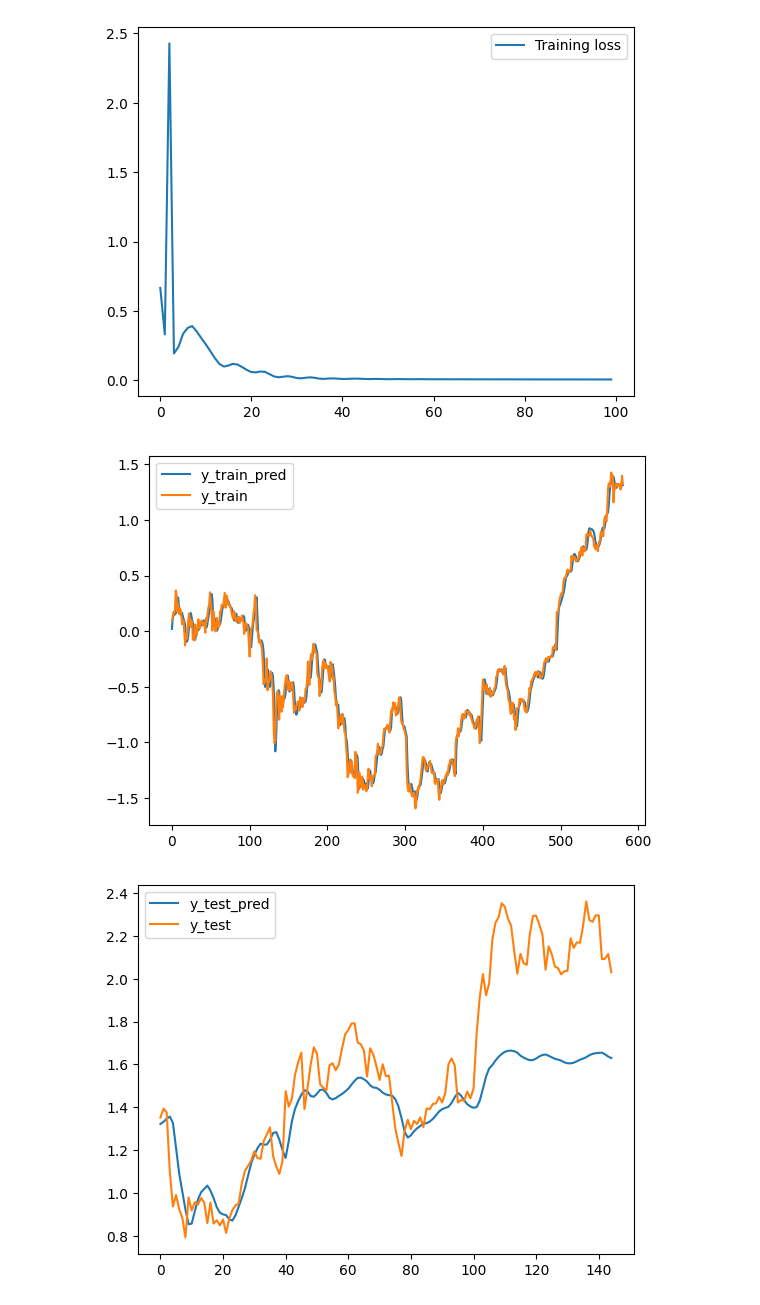
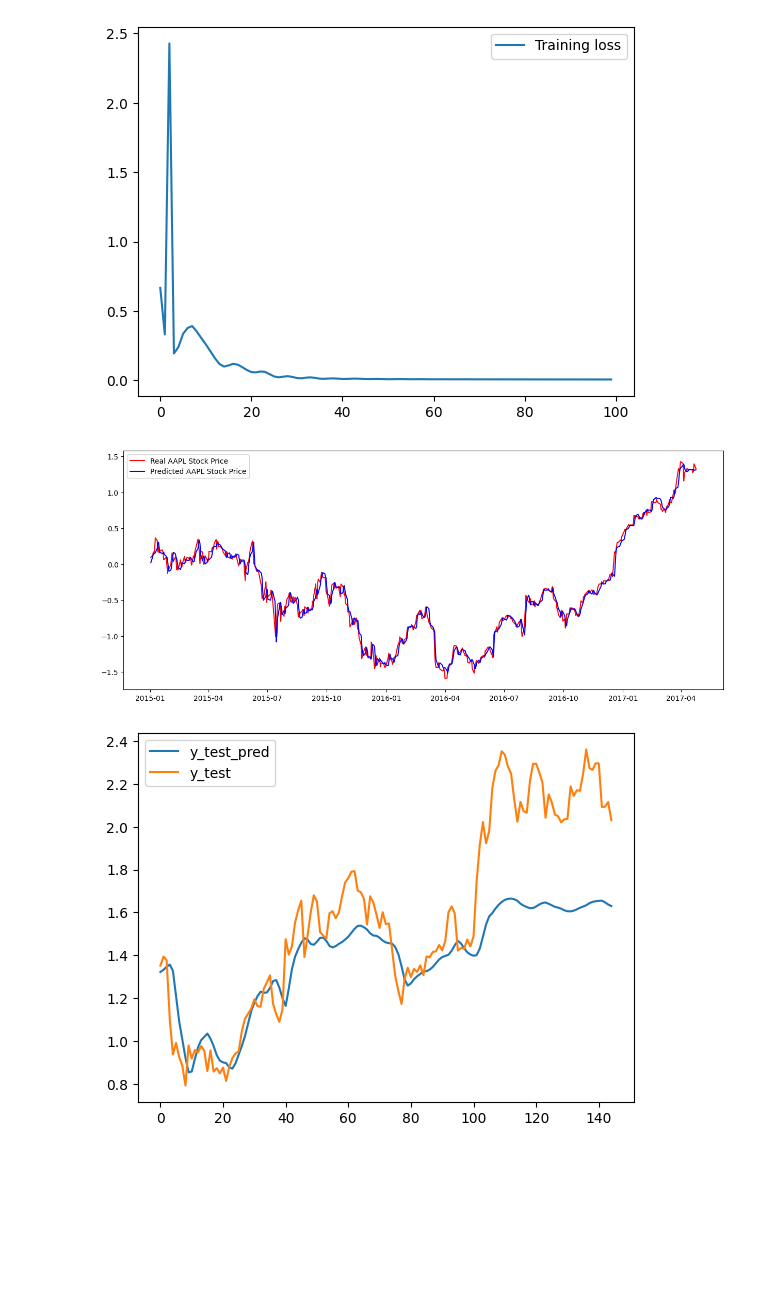
Before and after one commit to KimchiLim/algo-trading, a Jupyter notebook: algo_trading.ipynb, the cells around one changed output. Drawn from its saved outputs; the diff is of its cells as text; code cells hidden in the pictures; blank space fills up the shorter version.

```diff
--- a/algo_trading.ipynb
+++ b/algo_trading.ipynb
@@ -55,10 +70,10 @@ def load_data(stock, look_back, features, test_split=0.2):
   raw_data = stock[features].values
   scaler = StandardScaler()
   scaler.fit(raw_data)
-  raw_data = scaler.transform(raw_data)
+  scaled_data = scaler.transform(raw_data)
   data = []
-  for i in range(len(raw_data) - look_back + 1):
-    data.append(raw_data[i:i+look_back])
+  for i in range(len(scaled_data) - look_back + 1):
+    data.append(scaled_data[i:i+look_back])
 
   data = np.array(data)
 
@@ -71,11 +86,13 @@ def load_data(stock, look_back, features, test_split=0.2):
   X_test = data[train_size:, :-1]
   y_test = data[train_size:, -1, :1]
 
-  return [X_train, y_train, X_test, y_test]
+  y_test_actual = raw_data[train_size + look_back - 1:, 0]
+
+  return [X_train, y_train, X_test, y_test, y_test_actual]
 # %%
 look_back = 30
 features = ['Close', 'Open', 'High', 'Low']
-X_train, y_train, X_test, y_test = load_data(data, look_back, features)
+X_train, y_train, X_test, y_test, y_test_actual = load_data(data, look_back, features)
 
 X_train = torch.from_numpy(X_train).type(torch.Tensor)
 X_test = torch.from_numpy(X_test).type(torch.Tensor)
@@ -157,13 +174,19 @@ plt.show()
 [figure]
 # %%
 y_test_pred = model(X_test)
-# %%
-plt.plot(y_train_pred.detach().numpy(), label="y_train_pred")
-plt.plot(y_train, label="y_train")
-plt.legend()
-plt.show()
-# %% [output]
-[figure, removed]
+# %%
+figure, axes = plt.subplots(figsize=(15, 6))
+axes.xaxis_date()
+
+axes.plot(data[:len(y_train)].index, y_train, color = 'red', label = 'Real AAPL Stock Price')
+axes.plot(data[:len(y_train)].index, y_train_pred.detach().numpy(), color = 'blue', label = 'Predicted AAPL Stock Price')
+
+# plt.plot(y_train_pred.detach().numpy(), label="y_train_pred")
+# plt.plot(y_train, label="y_train")
+plt.legend()
+plt.show()
+# %% [output]
+[figure, added]
 # %%
 plt.plot(y_test_pred.detach().numpy(), label="y_test_pred")
 plt.plot(y_test, label="y_test")
```
Also changed, not shown: parts of 4 cells of this notebook.
